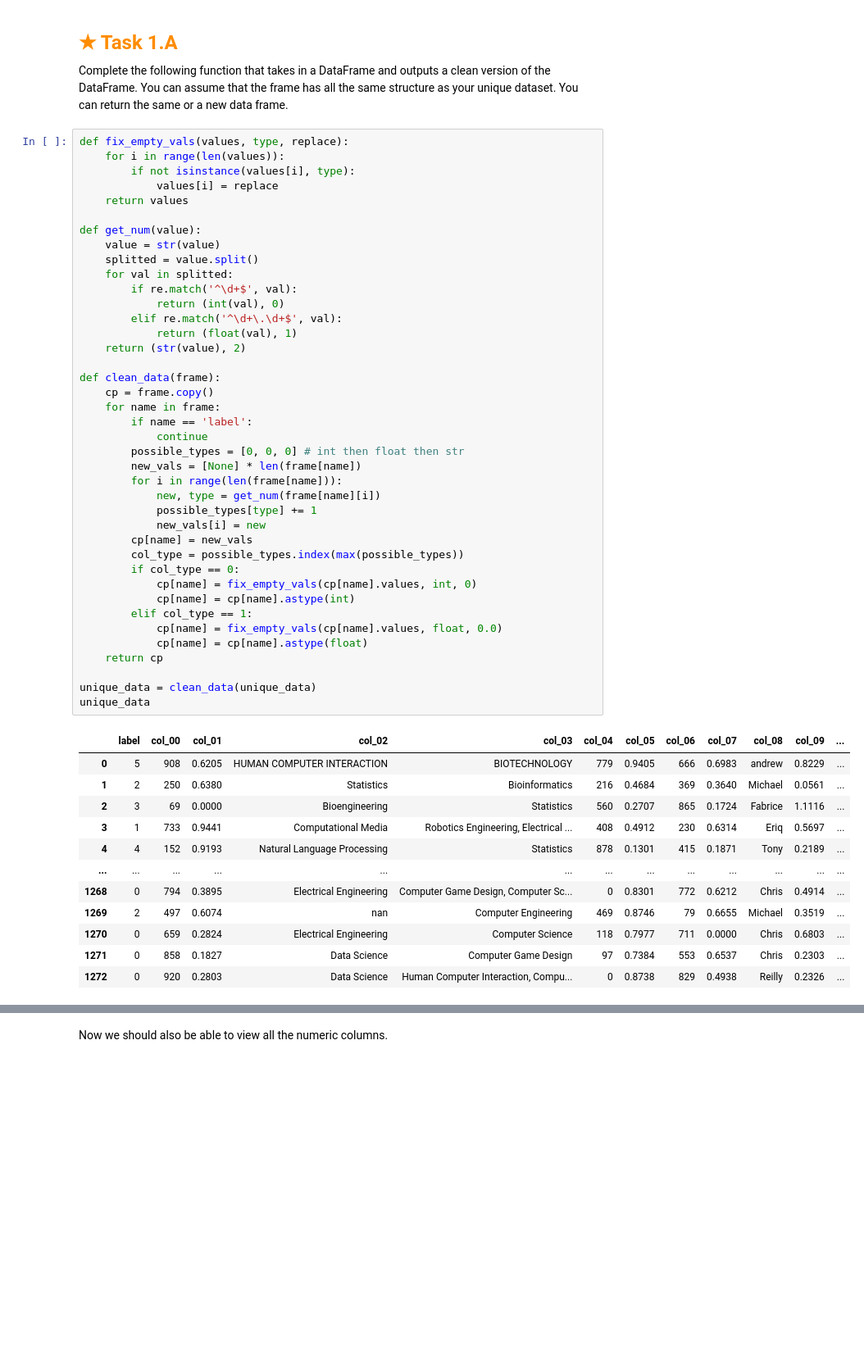
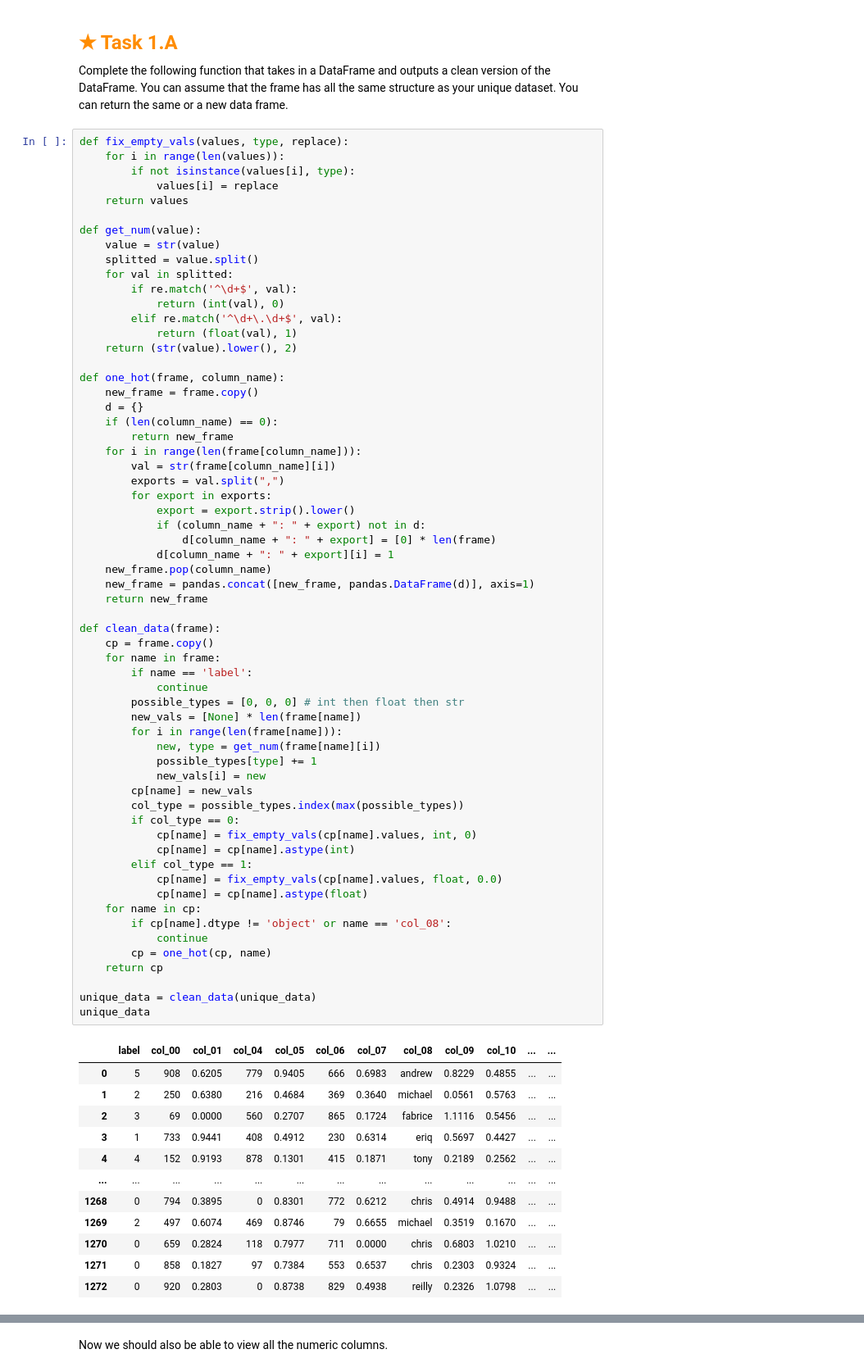
Before and after one commit to MarcusNelhams/HO5, a Jupyter notebook: assignment.ipynb, the cells around one changed output, grey strips where cells are left out. Shown at 82% size. Saved outputs shown, nothing was run; the diff lists cells and outputs as text; blank space fills up the shorter version.

Commit message:
trying to visualize data

```diff
--- a/assignment.ipynb
+++ b/assignment.ipynb
@@ -143,43 +144,64 @@ def get_num(value):
     for val in splitted:
         if re.match('^\d+$', val):
             return (int(val), 0)
         elif re.match('^\d+\.\d+$', val):
             return (float(val), 1)
-    return (str(value), 2)
+    return (str(value).lower(), 2)
+
+def one_hot(frame, column_name):
+    new_frame = frame.copy()
+    d = {}
+    if (len(column_name) == 0):
+        return new_frame
+    for i in range(len(frame[column_name])):
+        val = str(frame[column_name][i])
+        exports = val.split(",")
+        for export in exports:
+            export = export.strip().lower()
+            if (column_name + ": " + export) not in d:
+                d[column_name + ": " + export] = [0] * len(frame)
+            d[column_name + ": " + export][i] = 1
+    new_frame.pop(column_name)
+    new_frame = pandas.concat([new_frame, pandas.DataFrame(d)], axis=1)
+    return new_frame
 
 def clean_data(frame):
     cp = frame.copy()
     for name in frame:
         if name == 'label':
             continue
         possible_types = [0, 0, 0] # int then float then str
         new_vals = [None] * len(frame[name])
         for i in range(len(frame[name])):
             new, type = get_num(frame[name][i])
             possible_types[type] += 1
             new_vals[i] = new
         cp[name] = new_vals
         col_type = possible_types.index(max(possible_types))
         if col_type == 0:
             cp[name] = fix_empty_vals(cp[name].values, int, 0)
             cp[name] = cp[name].astype(int)
         elif col_type == 1:
             cp[name] = fix_empty_vals(cp[name].values, float, 0.0)
             cp[name] = cp[name].astype(float)
+    for name in cp:
+        if cp[name].dtype != 'object' or name == 'col_08':
+            continue
+        cp = one_hot(cp, name)
     return cp
 
 unique_data = clean_data(unique_data)
 unique_data
 # %% [output]
-|  | label | col_00 | col_01 | col_02 | col_03 | col_04 | col_05 | col_06 | col_07 | col_08 | col_09 | ... |
-| 0 | 5 | 908 | 0.6205 | HUMAN COMPUTER INTERACTION | BIOTECHNOLOGY | 779 | 0.9405 | 666 | 0.6983 | andrew | 0.8229 | ... |
-| 1 | 2 | 250 | 0.6380 | Statistics | Bioinformatics | 216 | 0.4684 | 369 | 0.3640 | Michael | 0.0561 | ... |
-| 2 | 3 | 69 | 0.0000 | Bioengineering | Statistics | 560 | 0.2707 | 865 | 0.1724 | Fabrice | 1.1116 | ... |
-| 3 | 1 | 733 | 0.9441 | Computational Media | Robotics Engineering, Electrical ... | 408 | 0.4912 | 230 | 0.6314 | Eriq | 0.5697 | ... |
-| 4 | 4 | 152 | 0.9193 | Natural Language Processing | Statistics | 878 | 0.1301 | 415 | 0.1871 | Tony | 0.2189 | ... |
+|  | label | col_00 | col_01 | col_04 | col_05 | col_06 | col_07 | col_08 | col_09 | col_10 | ... | ... |
+| 0 | 5 | 908 | 0.6205 | 779 | 0.9405 | 666 | 0.6983 | andrew | 0.8229 | 0.4855 | ... | ... |
+| 1 | 2 | 250 | 0.6380 | 216 | 0.4684 | 369 | 0.3640 | michael | 0.0561 | 0.5763 | ... | ... |
+| 2 | 3 | 69 | 0.0000 | 560 | 0.2707 | 865 | 0.1724 | fabrice | 1.1116 | 0.5456 | ... | ... |
+| 3 | 1 | 733 | 0.9441 | 408 | 0.4912 | 230 | 0.6314 | eriq | 0.5697 | 0.4427 | ... | ... |
+| 4 | 4 | 152 | 0.9193 | 878 | 0.1301 | 415 | 0.1871 | tony | 0.2189 | 0.2562 | ... | ... |
 | ... | ... | ... | ... | ... | ... | ... | ... | ... | ... | ... | ... | ... |
-| 1268 | 0 | 794 | 0.3895 | Electrical Engineering | Computer Game Design, Computer Sc... | 0 | 0.8301 | 772 | 0.6212 | Chris | 0.4914 | ... |
-| 1269 | 2 | 497 | 0.6074 | nan | Computer Engineering | 469 | 0.8746 | 79 | 0.6655 | Michael | 0.3519 | ... |
-| 1270 | 0 | 659 | 0.2824 | Electrical Engineering | Computer Science | 118 | 0.7977 | 711 | 0.0000 | Chris | 0.6803 | ... |
-| 1271 | 0 | 858 | 0.1827 | Data Science | Computer Game Design | 97 | 0.7384 | 553 | 0.6537 | Chris | 0.2303 | ... |
-| 1272 | 0 | 920 | 0.2803 | Data Science | Human Computer Interaction, Compu... | 0 | 0.8738 | 829 | 0.4938 | Reilly | 0.2326 | ... |
+| 1268 | 0 | 794 | 0.3895 | 0 | 0.8301 | 772 | 0.6212 | chris | 0.4914 | 0.9488 | ... | ... |
+| 1269 | 2 | 497 | 0.6074 | 469 | 0.8746 | 79 | 0.6655 | michael | 0.3519 | 0.1670 | ... | ... |
+| 1270 | 0 | 659 | 0.2824 | 118 | 0.7977 | 711 | 0.0000 | chris | 0.6803 | 1.0210 | ... | ... |
+| 1271 | 0 | 858 | 0.1827 | 97 | 0.7384 | 553 | 0.6537 | chris | 0.2303 | 0.9324 | ... | ... |
+| 1272 | 0 | 920 | 0.2803 | 0 | 0.8738 | 829 | 0.4938 | reilly | 0.2326 | 1.0798 | ... | ... |
```
Also changed, not shown: parts of 6 cells of this notebook.
